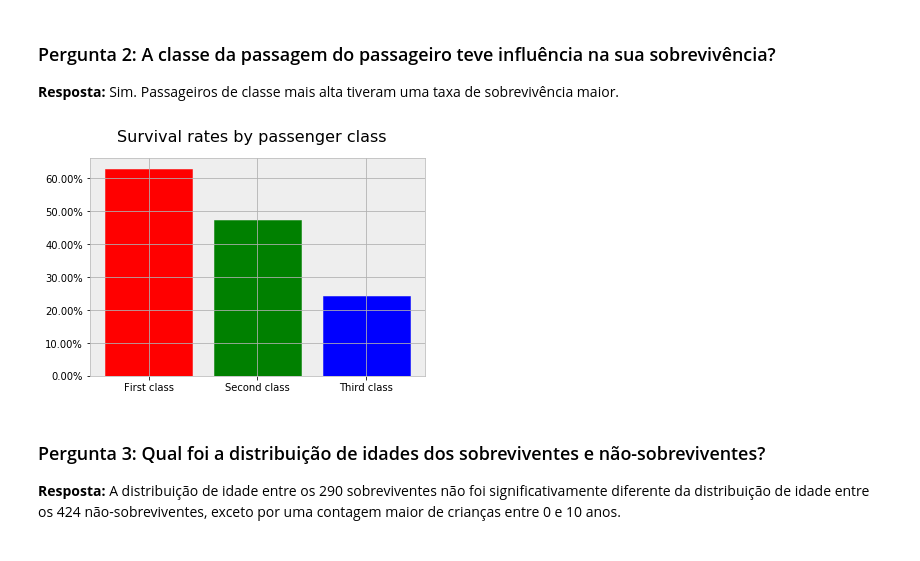
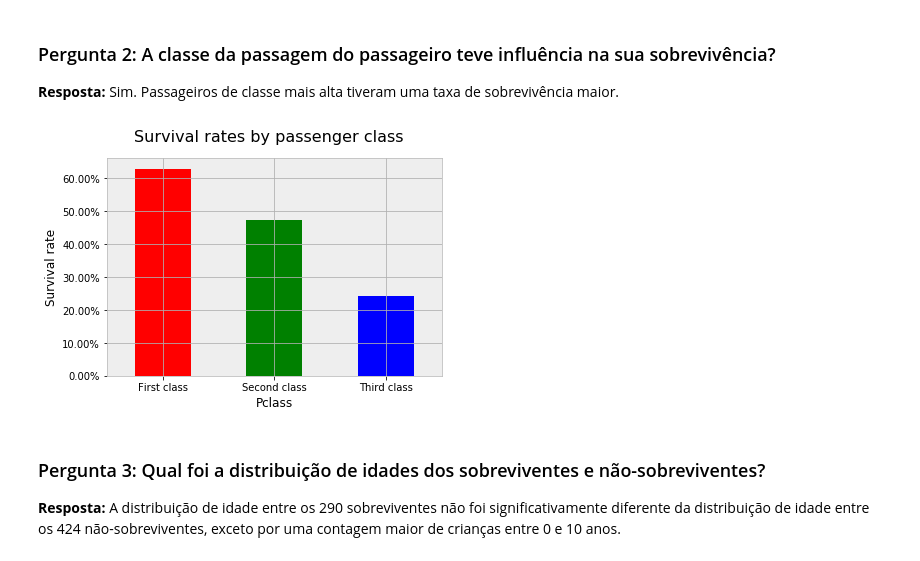
Before and after one commit to georgebrindeiro/udacity_nd110_investigate-a-dataset, a Jupyter notebook: investigate-a-dataset.ipynb, the cells around one changed output. Cells and saved outputs as stored; diff of their text form; code cells hidden in the pictures.

```diff
--- a/investigate-a-dataset.ipynb
+++ b/investigate-a-dataset.ipynb
@@ -269,62 +238,29 @@ plt.show();
 ### Pergunta 2: A classe da passagem do passageiro teve influência na sua sobrevivência?
 
 **Resposta:** Sim. Passageiros de classe mais alta tiveram uma taxa de sobrevivência maior.
-# %%
-df_q2_pclass = df.groupby('Pclass')['Survived'].value_counts().sort_index();
-
-#print(df_q2_pclass,'\n')
-
-df_q2_f0 = df_q2_pclass[1][0]
-df_q2_f1 = df_q2_pclass[1][1]
-df_q2_s0 = df_q2_pclass[2][0]
-df_q2_s1 = df_q2_pclass[2][1]
-df_q2_t0 = df_q2_pclass[3][0]
-df_q2_t1 = df_q2_pclass[3][1]
-
-
-f_sr = df_q2_f1/(df_q2_f0 + df_q2_f1)
-s_sr = df_q2_s1/(df_q2_s0 + df_q2_s1)
-t_sr = df_q2_t1/(df_q2_t0 + df_q2_t1)
-
-#print('First class survival rate: ' + str(round(100*f_sr,2)) + '%')
-#print('Second class survival rate: ' + str(round(100*s_sr,2)) + '%')
-#print('Third class survival rate: ' + str(round(100*t_sr,2)) + '%')
-
-s_mr = df_q1_m1/(df_q1_m1 + df_q1_w1 + df_q1_c1)
-s_wr = df_q1_w1/(df_q1_m1 + df_q1_w1 + df_q1_c1)
-s_cr = df_q1_c1/(df_q1_m1 + df_q1_w1 + df_q1_c1)
-
-d_mr = df_q1_m0/(df_q1_m0 + df_q1_w0 + df_q1_c0)
-d_wr = df_q1_w0/(df_q1_m0 + df_q1_w0 + df_q1_c0)
-d_cr = df_q1_c0/(df_q1_m0 + df_q1_w0 + df_q1_c0)
-
-# Gráficos de barras com taxas de sobrevivência para primeira, segunda e terceira classes
-labels = 'First class', 'Second class', 'Third class'
-x = np.arange(3)
-survival = [f_sr, s_sr, t_sr]
-
-def percentage(x, pos):
-    'The two args are the value and tick position'
-    return '%1.2f%%' % (x * 100)
-
-from matplotlib.ticker import FuncFormatter
-formatter = FuncFormatter(percentage)
-
-fig, ax = plt.subplots();
-
-fig.suptitle('Survival rates by passenger class', fontsize=16)
-
-ax.yaxis.set_major_formatter(formatter);
-barlist = plt.bar(x, survival);
-
-barlist[0].set_color('r')
-barlist[1].set_color('g')
-barlist[2].set_color('b')
-
-plt.xticks(x, labels);
-plt.show();
-# %% [output]
-[figure, removed]
+# %%
+df_q2_pclass = df.groupby(['Pclass', 'Survived']).size() / df.groupby('Pclass').size()
+
+# Gráficos de barras com taxas de sobrevivência para primeira, segunda e terceira classes
+labels = 'First class', 'Second class', 'Third class'
+
+from matplotlib.ticker import FuncFormatter
+formatter = FuncFormatter(percentage) # Reaproveitando a função percentage já definida
+
+fig, ax = plt.subplots();
+
+fig.suptitle('Survival rates by passenger class', fontsize=16);
+
+ax.yaxis.set_major_formatter(formatter);
+
+axes = df_q2_pclass.unstack()[1].plot(kind='bar', color=['r','g','b'])
+
+axes.set_ylabel('Survival rate');
+axes.set_xticklabels(labels);
+
+plt.xticks(rotation=0);
+# %% [output]
+[figure, added]
 # %% [markdown]
 ### Pergunta 3: Qual foi a distribuição de idades dos sobreviventes e não-sobreviventes?
 
```
Also changed, not shown: parts of 4 cells of this notebook.
